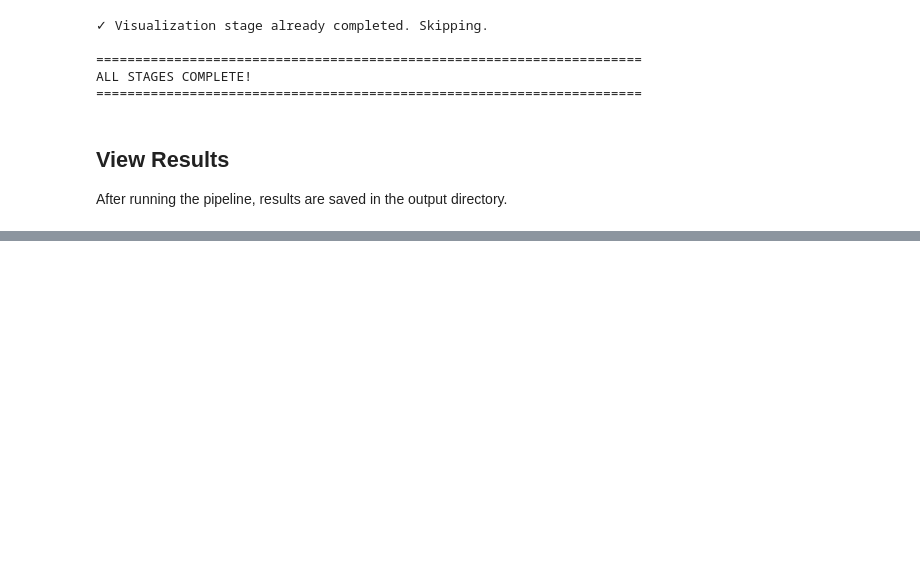
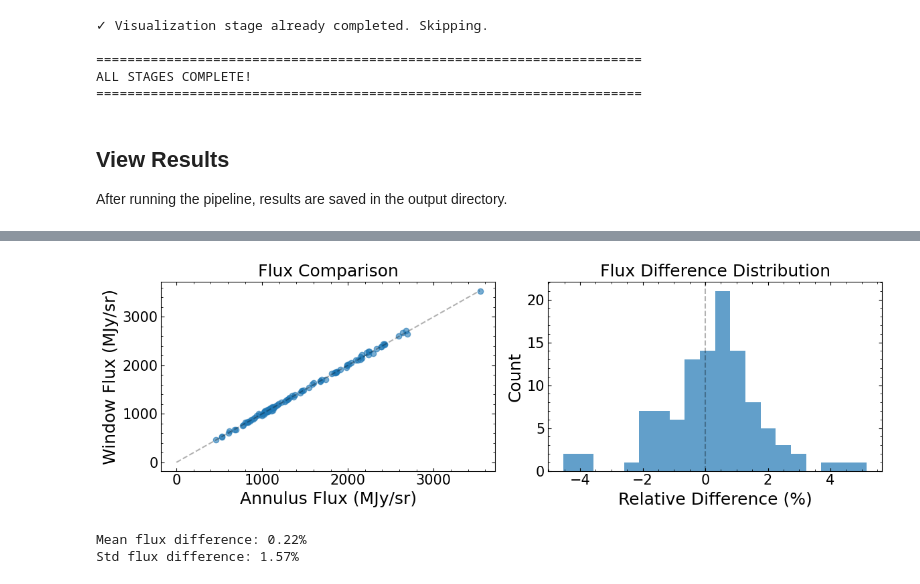
Before and after one commit to WenkeRen/spxquery, a Jupyter notebook: example/quickstart_demo.ipynb, the cells around one changed output, grey strips where cells are left out. Saved outputs shown, nothing was run; the diff lists cells and outputs as text; code cells hidden in the pictures; blank space fills up the shorter version.

```diff
--- a/example/quickstart_demo.ipynb
+++ b/example/quickstart_demo.ipynb
@@ -673,0 +922,28 @@ This system allows you to:
+# %%
+# Compare flux measurements
+fig, axes = plt.subplots(1, 2, figsize=(12, 4))
+
+# Plot 1: Flux comparison
+axes[0].scatter(df_annulus["flux"], df_window["flux"], alpha=0.6)
+axes[0].plot([0, max(df_annulus["flux"])], [0, max(df_annulus["flux"])], "k--", alpha=0.3)
+axes[0].set_xlabel("Annulus Flux (MJy/sr)")
+axes[0].set_ylabel("Window Flux (MJy/sr)")
+axes[0].set_title("Flux Comparison")
+
+# Plot 2: Difference
+flux_diff = (df_window["flux"] - df_annulus["flux"]) / df_annulus["flux"] * 100
+axes[1].hist(flux_diff, bins=20, alpha=0.7)
+axes[1].set_xlabel("Relative Difference (%)")
+axes[1].set_ylabel("Count")
+axes[1].set_title("Flux Difference Distribution")
+axes[1].axvline(0, color="k", linestyle="--", alpha=0.3)
+
+plt.tight_layout()
+plt.show()
+
+print(f"Mean flux difference: {flux_diff.mean():.2f}%")
+print(f"Std flux difference: {flux_diff.std():.2f}%")
+# %% [output]
+[figure, added]
+Mean flux difference: 0.22%
+Std flux difference: 1.57%
```
Also changed, not shown: parts of 47 cells of this notebook, 21 other files.
